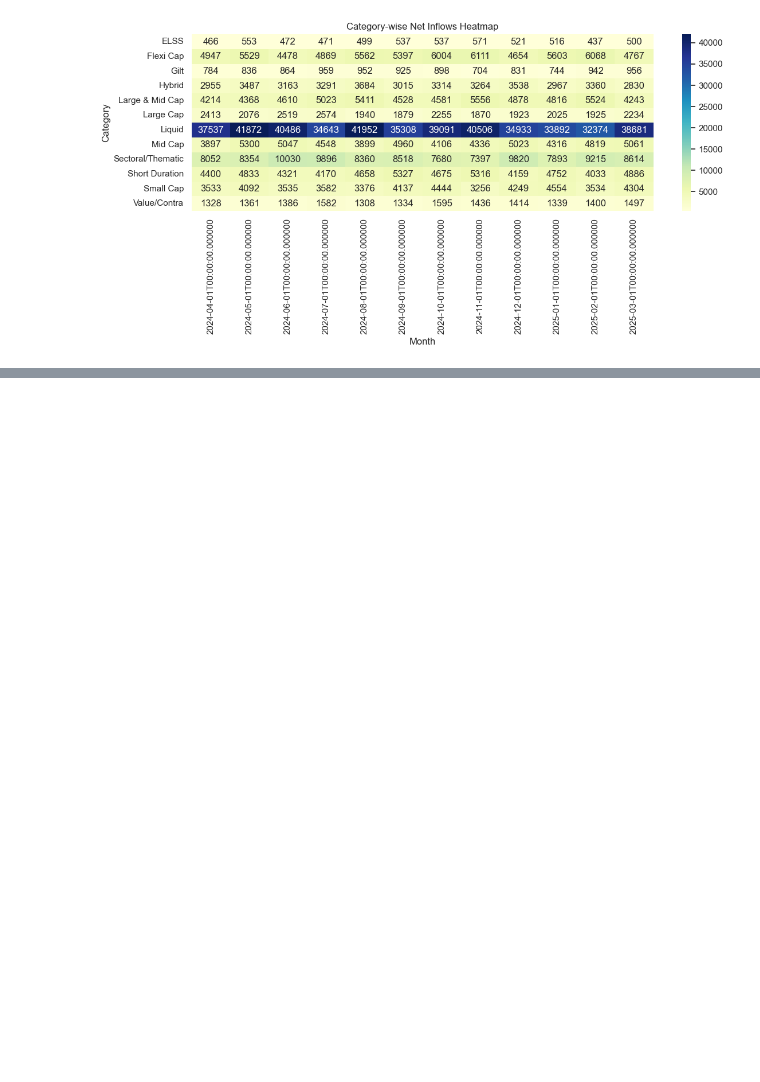
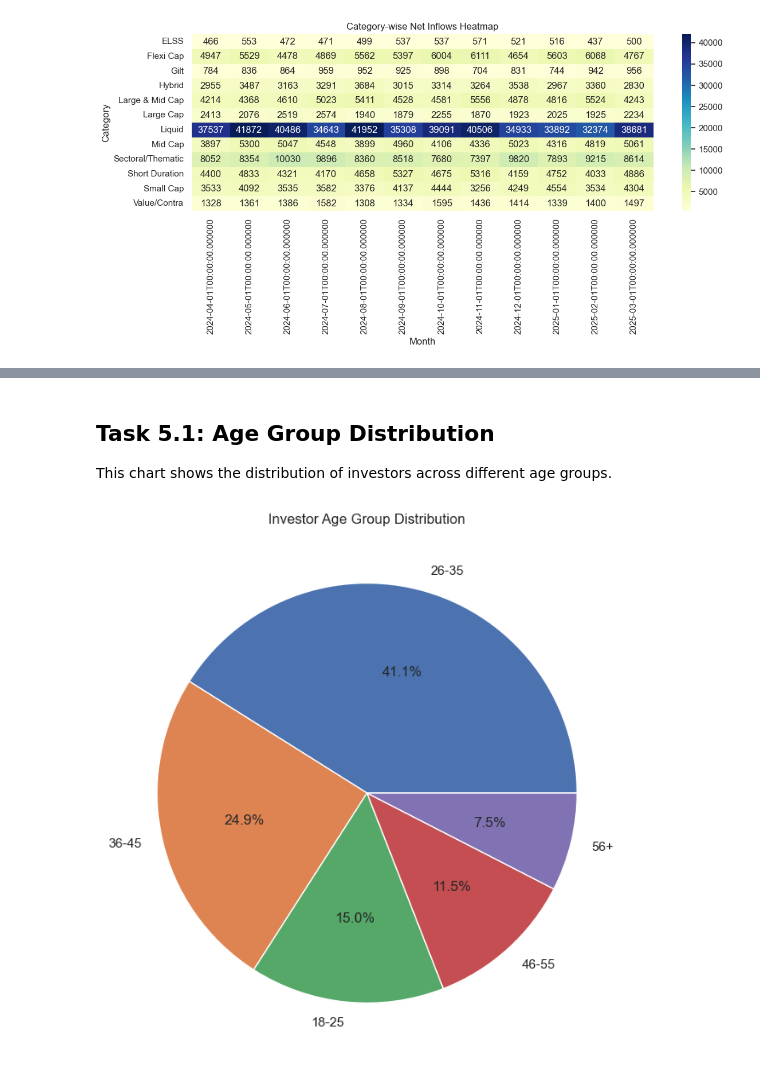
Before and after one commit to anilvelma/mutual-fund-analytics, a Jupyter notebook: notebooks/EDA_Analysis.ipynb, the cells around one changed output, grey strips where cells are left out. Drawn from its saved outputs; the diff is of its cells as text; code cells hidden in the pictures; blank space fills up the shorter version.

```diff
--- a/notebooks/EDA_Analysis.ipynb
+++ b/notebooks/EDA_Analysis.ipynb
@@ -264,0 +282,22 @@ plt.show()
+# %% [markdown]
+## Task 5.1: Age Group Distribution
+
+This chart shows the distribution of investors across different age groups.
+# %%
+age_counts = transactions["age_group"].value_counts()
+
+plt.figure(figsize=(8,8))
+
+plt.pie(
+    age_counts,
+    labels=age_counts.index,
+    autopct="%1.1f%%"
+)
+
+plt.title("Investor Age Group Distribution")
+
+plt.savefig("../reports/age_group_distribution.png", dpi=300)
+
+plt.show()
+# %% [output]
+[figure, added]
```
Also changed, not shown: parts of 29 cells of this notebook, 5 other files.
